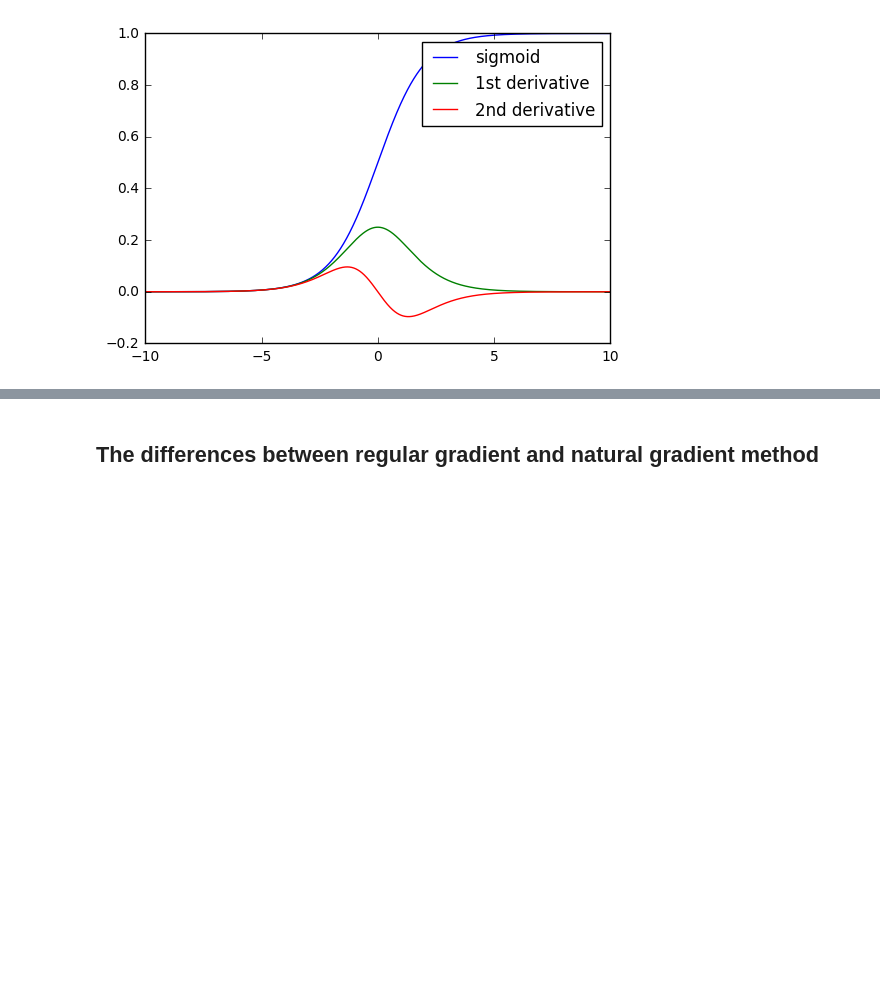
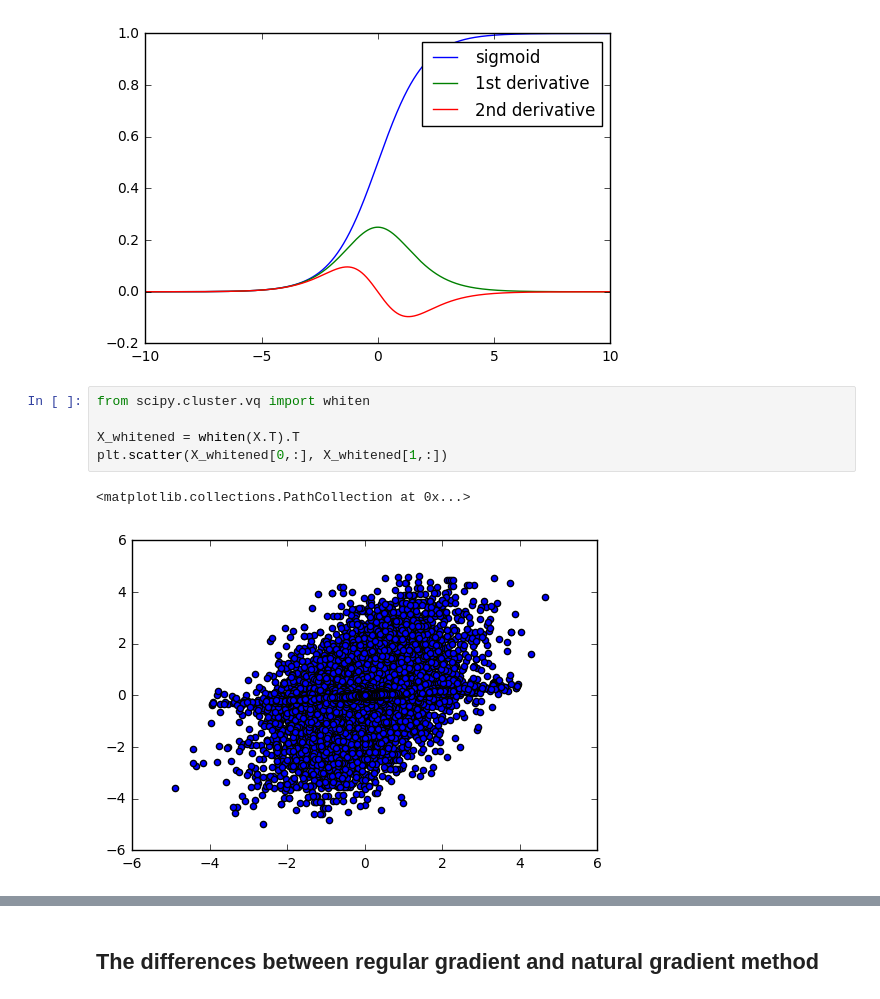
Before and after one commit to p16i/course-machine-intelligence-2, a Jupyter notebook: w5-ica/ICA.ipynb, the cells around one changed output, grey strips where cells are left out. Cells and saved outputs as stored; diff of their text form; blank space fills up the shorter version.

```diff
--- a/w5-ica/ICA.ipynb
+++ b/w5-ica/ICA.ipynb
@@ -118,3 +120,11 @@ plt.legend()
 [-10.     -9.999  -9.998 ...,   9.998   9.999  10.   ]
 <matplotlib.legend.Legend at 0x...>
 [figure]
+# %%
+from scipy.cluster.vq import whiten
+
+X_whitened = whiten(X.T).T
+plt.scatter(X_whitened[0,:], X_whitened[1,:])
+# %% [output]
+<matplotlib.collections.PathCollection at 0x...>
+[figure, added]
```
Also changed, not shown: parts of 15 cells of this notebook, 1 other file.
